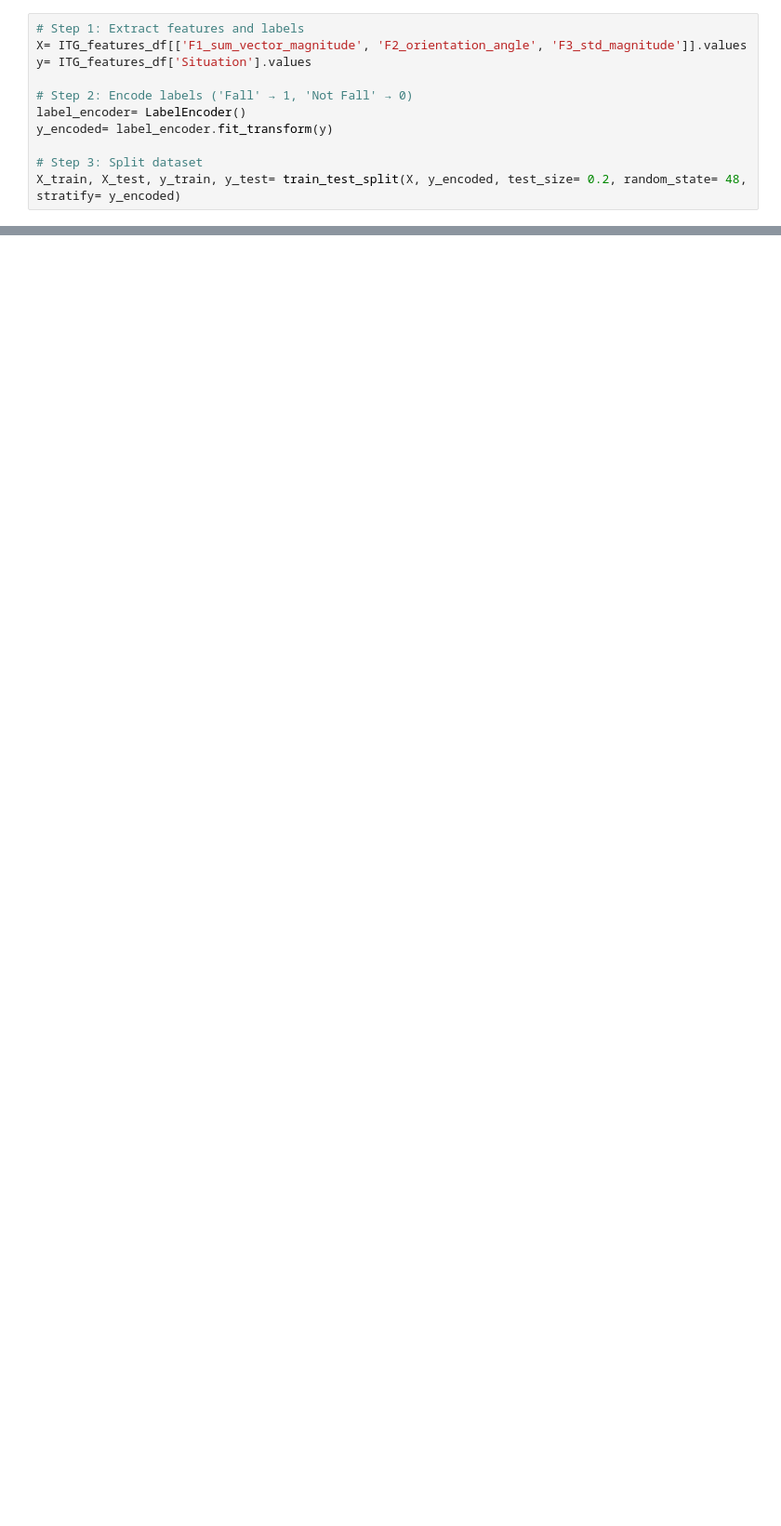
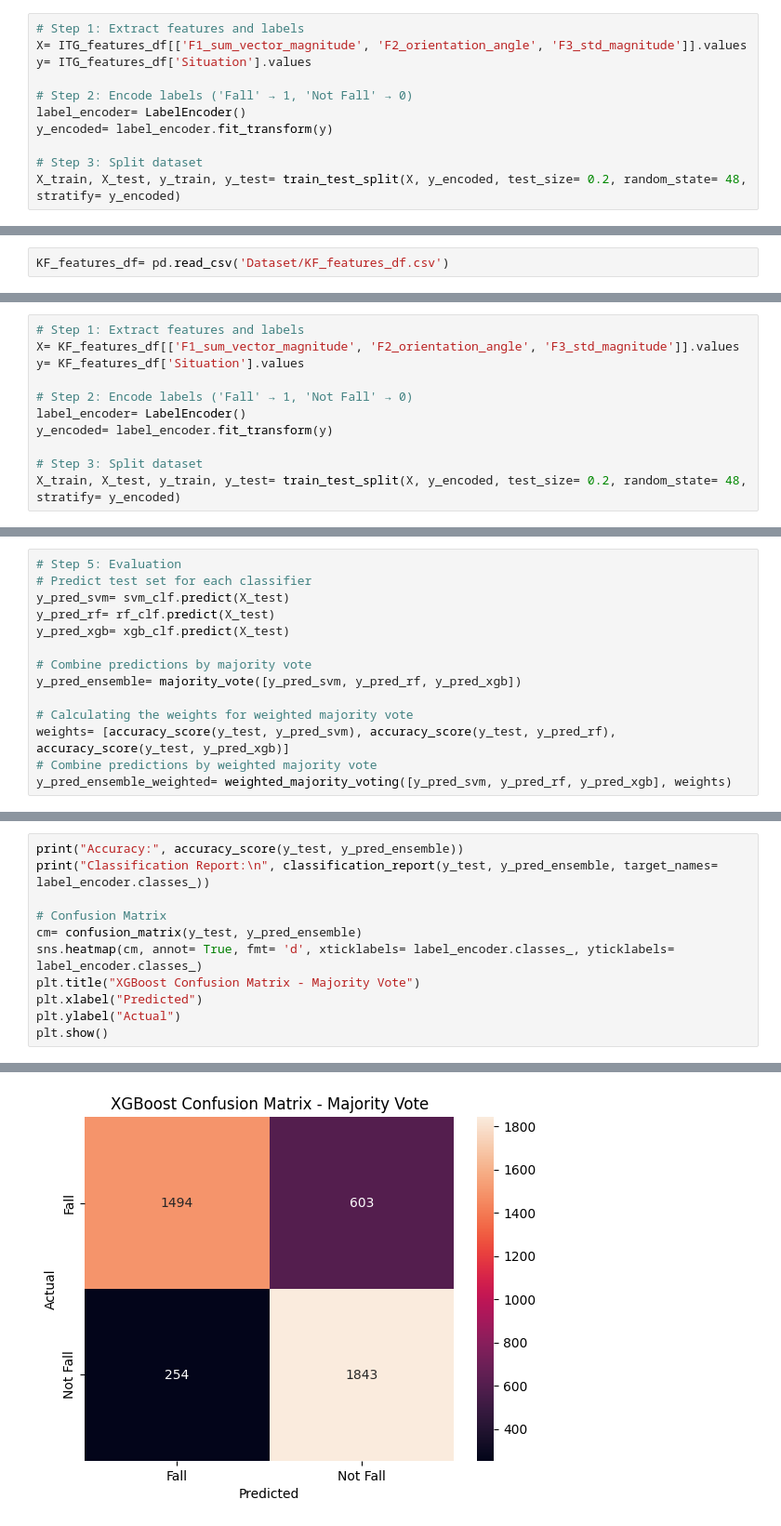
Before and after one commit to ErfanJoodi/Data-Fusion-methods-on-Sis-Fall-dataset, a Jupyter notebook: SisFall-Bagging.ipynb, the cells around one changed output, grey strips where cells are left out. Shown: that part at 93% size. Drawn from its saved outputs; the diff is of its cells as text; blank space fills up the shorter version.

```diff
--- a/SisFall-Bagging.ipynb
+++ b/SisFall-Bagging.ipynb
@@ -131,0 +189,2 @@ weighted avg       0.68      0.68      0.68      4194
+# %%
+KF_features_df= pd.read_csv('Dataset/KF_features_df.csv')
@@ -131,0 +193,11 @@ weighted avg       0.68      0.68      0.68      4194
+# %%
+# Step 1: Extract features and labels
+X= KF_features_df[['F1_sum_vector_magnitude', 'F2_orientation_angle', 'F3_std_magnitude']].values
+y= KF_features_df['Situation'].values
+
+# Step 2: Encode labels ('Fall' → 1, 'Not Fall' → 0)
+label_encoder= LabelEncoder()
+y_encoded= label_encoder.fit_transform(y)
+
+# Step 3: Split dataset
+X_train, X_test, y_train, y_test= train_test_split(X, y_encoded, test_size= 0.2, random_state= 48, stratify= y_encoded)
@@ -131,0 +251,14 @@ weighted avg       0.68      0.68      0.68      4194
+# %%
+# Step 5: Evaluation
+# Predict test set for each classifier
+y_pred_svm= svm_clf.predict(X_test)
+y_pred_rf= rf_clf.predict(X_test)
+y_pred_xgb= xgb_clf.predict(X_test)
+
+# Combine predictions by majority vote
+y_pred_ensemble= majority_vote([y_pred_svm, y_pred_rf, y_pred_xgb])
+
+# Calculating the weights for weighted majority vote
+weights= [accuracy_score(y_test, y_pred_svm), accuracy_score(y_test, y_pred_rf), accuracy_score(y_test, y_pred_xgb)]
+# Combine predictions by weighted majority vote
+y_pred_ensemble_weighted= weighted_majority_voting([y_pred_svm, y_pred_rf, y_pred_xgb], weights)
@@ -131,0 +267,12 @@ weighted avg       0.68      0.68      0.68      4194
+# %%
+print("Accuracy:", accuracy_score(y_test, y_pred_ensemble))
+print("Classification Report:\n", classification_report(y_test, y_pred_ensemble, target_names= label_encoder.classes_))
+
+# Confusion Matrix
+cm= confusion_matrix(y_test, y_pred_ensemble)
+sns.heatmap(cm, annot= True, fmt= 'd', xticklabels= label_encoder.classes_, yticklabels= label_encoder.classes_)
+plt.title("XGBoost Confusion Matrix - Majority Vote")
+plt.xlabel("Predicted")
+plt.ylabel("Actual")
+plt.show()
+# %% [output]
@@ -131,0 +289 @@ weighted avg       0.68      0.68      0.68      4194
+[figure, added]
```
Also changed, not shown: parts of 18 cells of this notebook.
